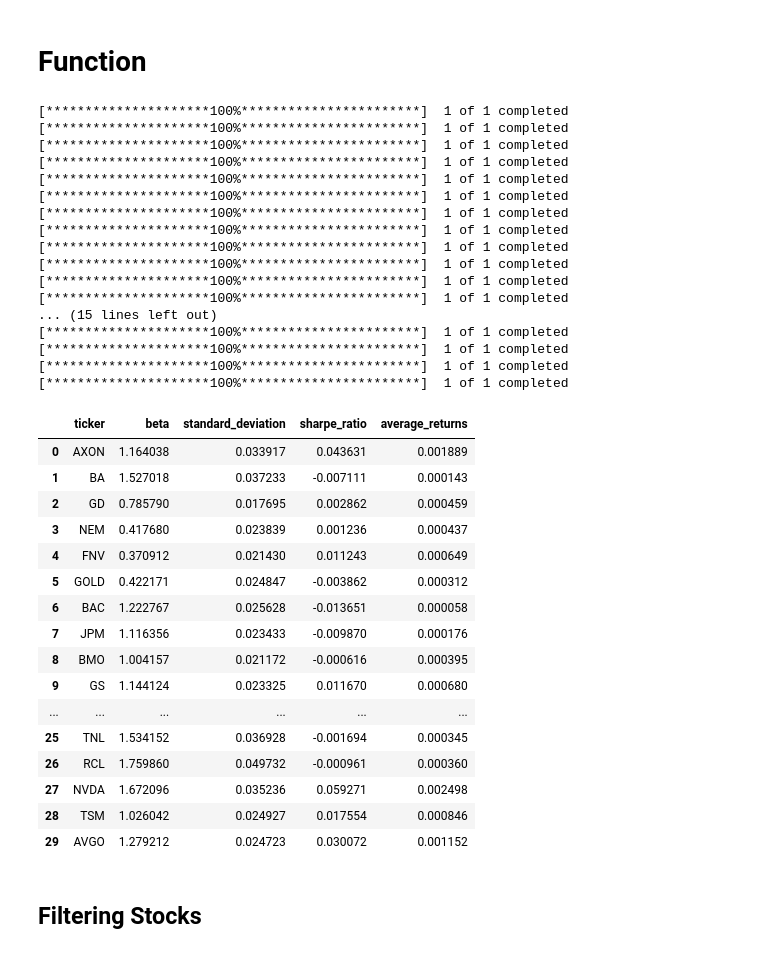
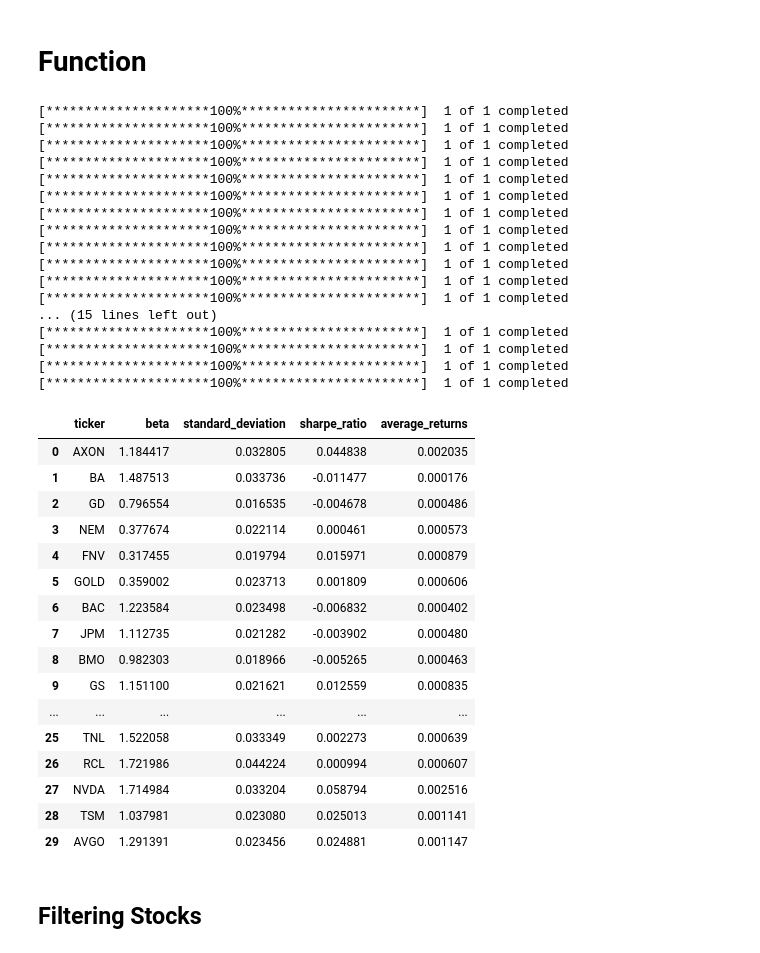
Before and after one commit to AthuraThava/Portfolio_Powerhouse, a Jupyter notebook: portfolio_powerhouse_updated.ipynb, the cells around one changed output. Cells and saved outputs as stored; diff of their text form; code cells hidden in the pictures.

```diff
--- a/portfolio_powerhouse_updated.ipynb
+++ b/portfolio_powerhouse_updated.ipynb
@@ -44,7 +41,7 @@ query_results_df.head()
 tickers = query_results_df["stocks"].values.tolist()
 
 # Start & End Date for Data
-start_date = "2020-01-01"
+start_date = "2019-01-01"
 end_date = "2023-04-01"
 
 # Benchmark Market
@@ -57,6 +54,9 @@ def find_metrics(stock_tickers, benchmark_data, start_date, end_date):
 
     # Download stock index data
     stock_data = yf.download(stock_tickers, start=start_date, end=end_date)
+
+    #Drop all columns not needed for analysis from dataframe
+    stock_data = stock_data.drop(columns=["Open", "High", "Low", "Adj Close", "Volume"])
 
     # Calculate daily returns
     stock_returns = stock_data['Close'].pct_change().dropna()
@@ -90,49 +90,49 @@ all_ticker_metrics = []
 # For loop
 for stock_ticker in tickers:
     ticker_metrics = find_metrics(stock_ticker, benchmark_data, start_date, end_date)
     all_ticker_metrics.append(ticker_metrics)
 
 dataframe = pd.DataFrame.from_dict(all_ticker_metrics)
 # print(dataframe)
 
 # Convert dictionary into a dataframe
 data_df = pd.DataFrame(dataframe)
 data_df
 # %% [output]
 [*********************100%***********************]  1 of 1 completed
 [*********************100%***********************]  1 of 1 completed
 [*********************100%***********************]  1 of 1 completed
 [*********************100%***********************]  1 of 1 completed
 [*********************100%***********************]  1 of 1 completed
 [*********************100%***********************]  1 of 1 completed
 [*********************100%***********************]  1 of 1 completed
 [*********************100%***********************]  1 of 1 completed
 [*********************100%***********************]  1 of 1 completed
 [*********************100%***********************]  1 of 1 completed
 [*********************100%***********************]  1 of 1 completed
 [*********************100%***********************]  1 of 1 completed
 ... (15 lines left out)
 [*********************100%***********************]  1 of 1 completed
 [*********************100%***********************]  1 of 1 completed
 [*********************100%***********************]  1 of 1 completed
 [*********************100%***********************]  1 of 1 completed
 |  | ticker | beta | standard_deviation | sharpe_ratio | average_returns |
-| 0 | AXON | 1.164038 | 0.033917 | 0.043631 | 0.001889 |
-| 1 | BA | 1.527018 | 0.037233 | -0.007111 | 0.000143 |
-| 2 | GD | 0.785790 | 0.017695 | 0.002862 | 0.000459 |
-| 3 | NEM | 0.417680 | 0.023839 | 0.001236 | 0.000437 |
-| 4 | FNV | 0.370912 | 0.021430 | 0.011243 | 0.000649 |
-| 5 | GOLD | 0.422171 | 0.024847 | -0.003862 | 0.000312 |
-| 6 | BAC | 1.222767 | 0.025628 | -0.013651 | 0.000058 |
-| 7 | JPM | 1.116356 | 0.023433 | -0.009870 | 0.000176 |
-| 8 | BMO | 1.004157 | 0.021172 | -0.000616 | 0.000395 |
-| 9 | GS | 1.144124 | 0.023325 | 0.011670 | 0.000680 |
+| 0 | AXON | 1.184417 | 0.032805 | 0.044838 | 0.002035 |
+| 1 | BA | 1.487513 | 0.033736 | -0.011477 | 0.000176 |
+| 2 | GD | 0.796554 | 0.016535 | -0.004678 | 0.000486 |
+| 3 | NEM | 0.377674 | 0.022114 | 0.000461 | 0.000573 |
+| 4 | FNV | 0.317455 | 0.019794 | 0.015971 | 0.000879 |
+| 5 | GOLD | 0.359002 | 0.023713 | 0.001809 | 0.000606 |
+| 6 | BAC | 1.223584 | 0.023498 | -0.006832 | 0.000402 |
+| 7 | JPM | 1.112735 | 0.021282 | -0.003902 | 0.000480 |
+| 8 | BMO | 0.982303 | 0.018966 | -0.005265 | 0.000463 |
+| 9 | GS | 1.151100 | 0.021621 | 0.012559 | 0.000835 |
 | ... | ... | ... | ... | ... | ... |
-| 25 | TNL | 1.534152 | 0.036928 | -0.001694 | 0.000345 |
-| 26 | RCL | 1.759860 | 0.049732 | -0.000961 | 0.000360 |
-| 27 | NVDA | 1.672096 | 0.035236 | 0.059271 | 0.002498 |
-| 28 | TSM | 1.026042 | 0.024927 | 0.017554 | 0.000846 |
-| 29 | AVGO | 1.279212 | 0.024723 | 0.030072 | 0.001152 |
+| 25 | TNL | 1.522058 | 0.033349 | 0.002273 | 0.000639 |
+| 26 | RCL | 1.721986 | 0.044224 | 0.000994 | 0.000607 |
+| 27 | NVDA | 1.714984 | 0.033204 | 0.058794 | 0.002516 |
+| 28 | TSM | 1.037981 | 0.023080 | 0.025013 | 0.001141 |
+| 29 | AVGO | 1.291391 | 0.023456 | 0.024881 | 0.001147 |
 # %% [markdown]
 ## Filtering Stocks
 # %% [markdown]
```
Also changed, not shown: parts of 21 cells of this notebook, 4 other files.
